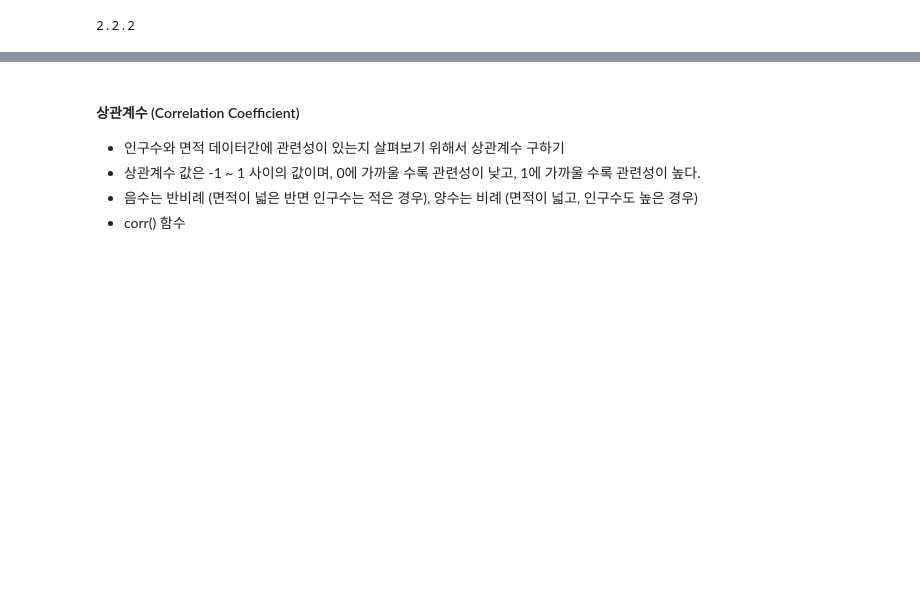
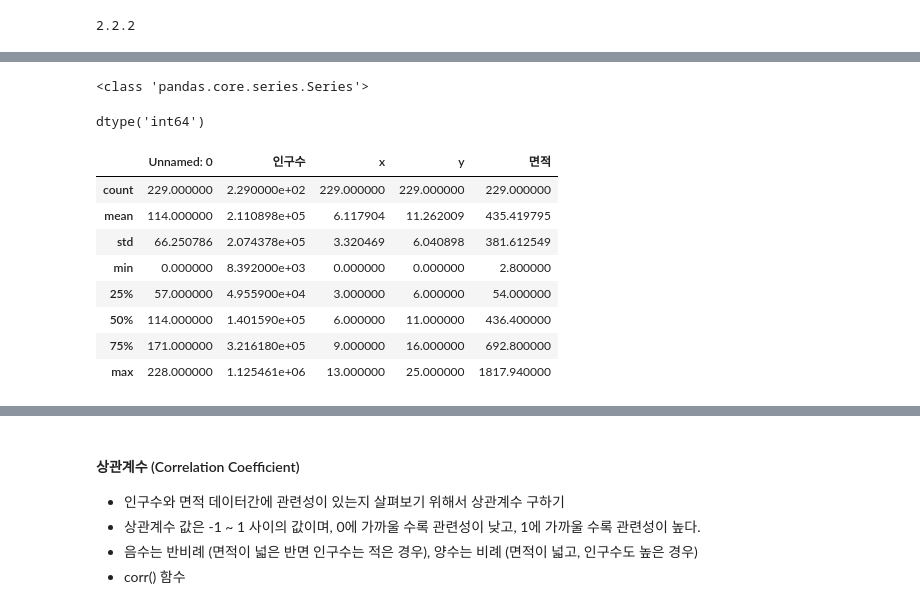
Before and after one commit to Daviswhistle/Python_Webscrapping_Analysis, a Jupyter notebook: 03-1.행정구역정보_분석과시각화.ipynb, the cells around one changed output, grey strips where cells are left out. Saved outputs shown, nothing was run; the diff lists cells and outputs as text; code cells hidden in the pictures; blank space fills up the shorter version.

Commit message:
pandas 데이터 다루기

```diff
--- a/03-1.행정구역정보_분석과시각화.ipynb
+++ b/03-1.행정구역정보_분석과시각화.ipynb
@@ -19,0 +73,18 @@ print(data.shape)
+# %%
+print(type(data['인구수']))
+data['인구수'].dtypes
+# %% [output]
+<class 'pandas.core.series.Series'>
+dtype('int64')
+# %%
+data.describe()
+# %% [output]
+|  | Unnamed: 0 | 인구수 | x | y | 면적 |
+| count | 229.000000 | 2.290000e+02 | 229.000000 | 229.000000 | 229.000000 |
+| mean | 114.000000 | 2.110898e+05 | 6.117904 | 11.262009 | 435.419795 |
+| std | 66.250786 | 2.074378e+05 | 3.320469 | 6.040898 | 381.612549 |
+| min | 0.000000 | 8.392000e+03 | 0.000000 | 0.000000 | 2.800000 |
+| 25% | 57.000000 | 4.955900e+04 | 3.000000 | 6.000000 | 54.000000 |
+| 50% | 114.000000 | 1.401590e+05 | 6.000000 | 11.000000 | 436.400000 |
+| 75% | 171.000000 | 3.216180e+05 | 9.000000 | 16.000000 | 692.800000 |
+| max | 228.000000 | 1.125461e+06 | 13.000000 | 25.000000 | 1817.940000 |
```
Also changed, not shown: parts of 11 cells of this notebook.
